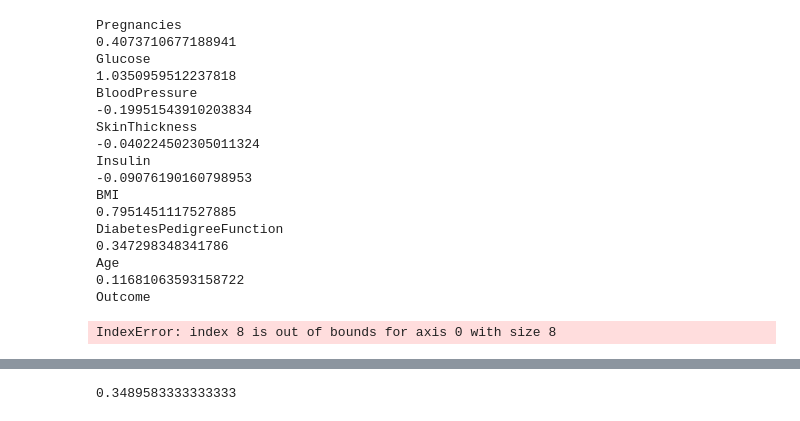
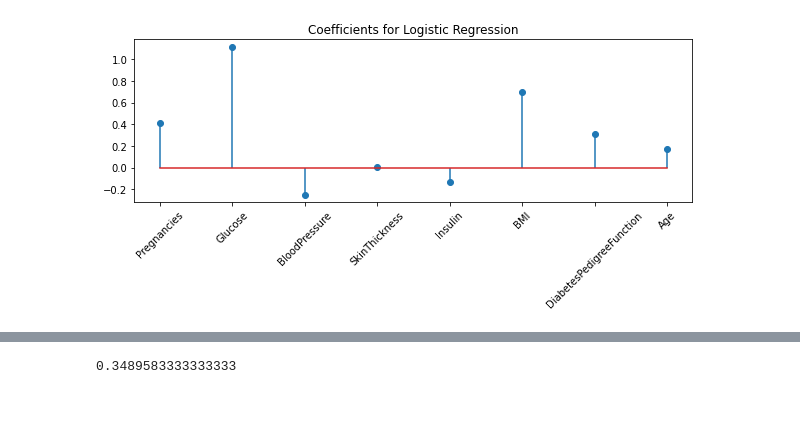
Before and after one commit to michelebersani/StatisticalLearning, a Jupyter notebook: diabetes_analysis.ipynb, the cells around one changed output, grey strips where cells are left out. Drawn from its saved outputs; the diff is of its cells as text; code cells hidden in the pictures.

```diff
--- a/diabetes_analysis.ipynb
+++ b/diabetes_analysis.ipynb
@@ -50,26 +40,14 @@ df.sort_values(by='ValErr_mean')
-# %%
-for i, c in enumerate(dataset_df.columns):
-     print(c)
-     print(reg.coef_.ravel()[i])
-# %% [output]
-Pregnancies
-0.4073710677188941
-Glucose
-1.0350959512237818
-BloodPressure
--0.19951543910203834
-SkinThickness
--0.040224502305011324
-Insulin
--0.09076190160798953
-BMI
-0.7951451117527885
-DiabetesPedigreeFunction
-0.347298348341786
-Age
-0.11681063593158722
-Outcome
-IndexError: index 8 is out of bounds for axis 0 with size 8
+# %%
+reg = linear_model.LogisticRegression(C=2.0)
+reg.fit(X,Y)
+fig, ax = plt.subplots(figsize=(10,3))
+y = reg.coef_.ravel()
+ax.stem(y)
+plt.xticks(ticks=range(len(y)),labels=dataset_df.columns[:-1],rotation=45)
+plt.title('Coefficients for Logistic Regression')
+None
+# %% [output]
+[figure, added]
 # %%
 reg.predict(X).mean()
 # %% [output]
```
Also changed, not shown: parts of 3 cells of this notebook, 1 other file.
